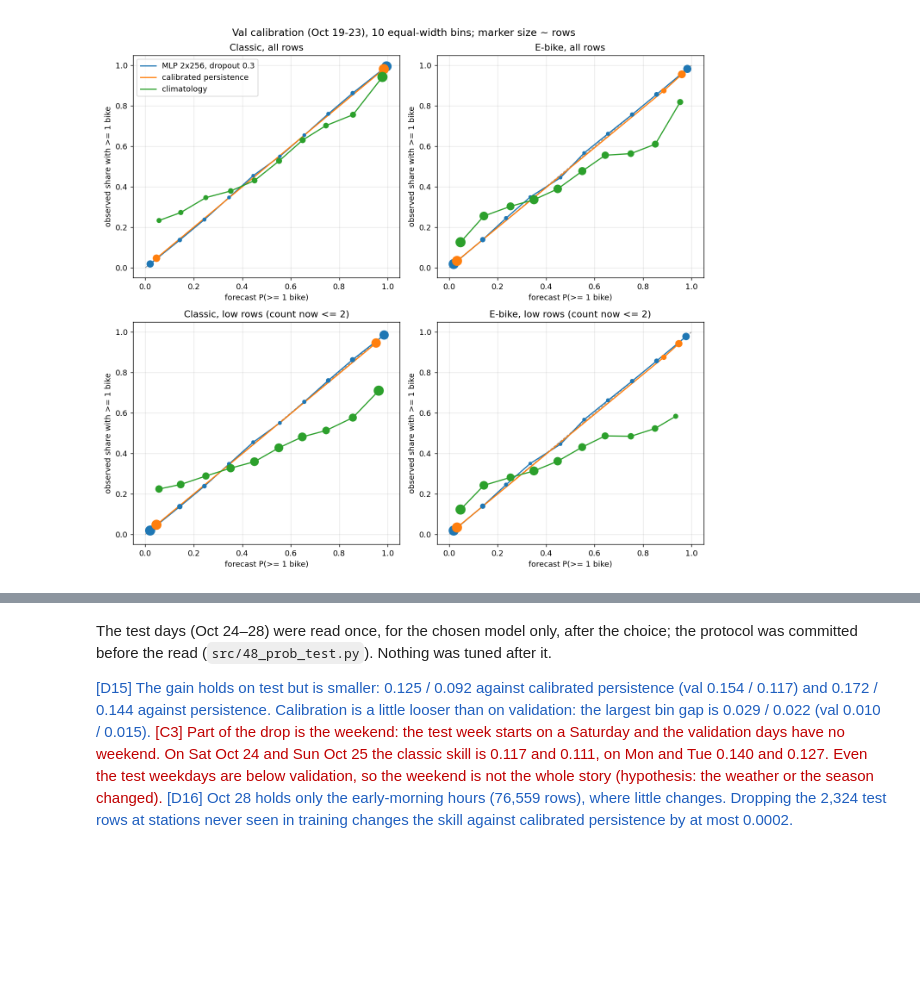
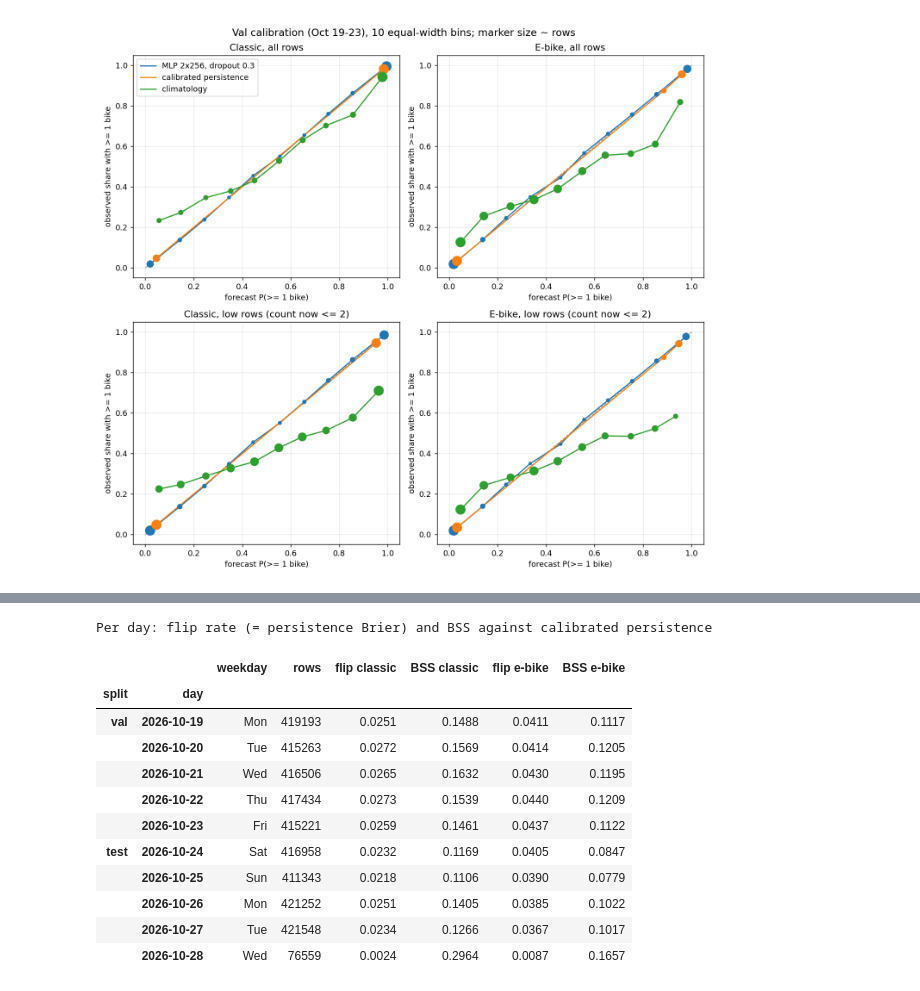
Before and after one commit to zweaung1014/mie1517_ebike_prediction, a Jupyter notebook: model_search_owen_2026-11-12/notebooks/progress_report_prob.ipynb, the cells around one changed output, grey strips where cells are left out. Drawn from its saved outputs; the diff is of its cells as text; code cells hidden in the pictures; blank space fills up the shorter version.

```diff
--- a/model_search_owen_2026-11-12/notebooks/progress_report_prob.ipynb
+++ b/model_search_owen_2026-11-12/notebooks/progress_report_prob.ipynb
@@ -129,18 +216,0 @@ Validation: Oct 19–23. The rule to pick the model was fixed before any run: th
-# %%
-s = pd.read_csv(T / "prob_summary.csv")
-runs = pd.read_csv(T / "prob_runs.csv")
-order = ["persistence", "climatology", "calibrated persistence", "logreg", "lgbm",
-         "mlp_2x64_e8", "mlp_2x256_do0.1", "mlp_2x256_do0.3", "gru64_3x256_do0.1"]
-a = s[s.subset == "all"].copy()
-a["BSS vs cal. pers."] = [f"{m:.3f}" + ("" if np.isnan(e) else f" ± {e:.3f}")
-                          for m, e in zip(a.bss_calpers_mean, a.bss_calpers_sd)]
-tab = a.pivot(index="model", columns="target", values="BSS vs cal. pers.").reindex(order)
-tab["BSS vs pers. (classic / e-bike)"] = [
-    " / ".join(f"{a[(a.model == m) & (a.target == x)].bss_pers_mean.iloc[0]:.3f}"
-               for x in ["classic", "ebike"]) for m in tab.index]
-p = runs.groupby("name").agg(params=("n_params", "first"), epochs=("best_epoch", "first"))
-tab["params"] = p.params.reindex(tab.index).map(
-    lambda n: "" if pd.isna(n) else f"{int(n):,}")
-tab.columns = ["classic", "e-bike", "vs persistence", "params"]
-print("Validation BSS against calibrated persistence, all rows (mean ± sd over 3 seeds)")
-tab
@@ -219,0 +329,11 @@ display(Image(filename=str(F / "prob_reliability.png"), width=800))
+# %%
+t = pd.read_csv(T / "prob_test_summary.csv")
+t = t[t.subset == "all"]
+t = t[t.model != "climatology"].copy()
+t["model"] = t.model.map(lambda m: LABEL.get(m, m))
+t = t.rename(columns={"brier_mean": "Brier", "bss_pers_mean": "BSS vs persistence",
+                      "bss_calpers_mean": "BSS vs cal. pers.", "bss_calpers_sd": "sd (seeds)"})
+print("Test, Oct 24-28, all table rows")
+print(t[["model", "target", "Brier", "BSS vs persistence", "BSS vs cal. pers.",
+         "sd (seeds)"]].to_string(index=False, float_format=lambda x: f"{x:.4f}",
+                                  na_rep=""))
@@ -250,7 +364,30 @@ calibrated persistence   ebike      0.0352         0.0572            0.0000
-# %% [markdown]
-The test days (Oct 24–28) were read once, for the chosen model only, after the choice; the protocol was committed
-before the read (`src/48_prob_test.py`). Nothing was tuned after it.
-
-<span style="color:#1f5fbf">[D15] The gain holds on test but is smaller: 0.125 / 0.092 against calibrated persistence (val 0.154 / 0.117) and 0.172 / 0.144 against persistence. Calibration is a little looser than on validation: the largest bin gap is 0.029 / 0.022 (val 0.010 / 0.015).</span>
-<span style="color:#c00000">[C3] Part of the drop is the weekend: the test week starts on a Saturday and the validation days have no weekend. On Sat Oct 24 and Sun Oct 25 the classic skill is 0.117 and 0.111, on Mon and Tue 0.140 and 0.127. Even the test weekdays are below validation, so the weekend is not the whole story (hypothesis: the weather or the season changed).</span>
-<span style="color:#1f5fbf">[D16] Oct 28 holds only the early-morning hours (76,559 rows), where little changes. Dropping the 2,324 test rows at stations never seen in training changes the skill against calibrated persistence by at most 0.0002.</span>
+# %%
+rows = []
+for split, f in [("val", "prob_by_day.csv"), ("test", "prob_test_by_day.csv")]:
+    t = pd.read_csv(T / f)
+    m = t[t.model == "mlp_2x256_do0.3"].set_index(["group", "target"])
+    p = t[t.model == "persistence"].set_index(["group", "target"])
+    for day in sorted(m.index.get_level_values(0).unique()):
+        rows.append({"split": split, "day": day,
+                     "weekday": pd.Timestamp(day).day_name()[:3],
+                     "rows": int(m.loc[(day, "classic"), "rows"]),
+                     "flip classic": p.loc[(day, "classic"), "brier"],
+                     "BSS classic": m.loc[(day, "classic"), "bss_calpers"],
+                     "flip e-bike": p.loc[(day, "ebike"), "brier"],
+                     "BSS e-bike": m.loc[(day, "ebike"), "bss_calpers"]})
+print("Per day: flip rate (= persistence Brier) and BSS against calibrated persistence")
+pd.DataFrame(rows).round(4).set_index(["split", "day"])
+# %% [output]
+Per day: flip rate (= persistence Brier) and BSS against calibrated persistence
+|  |  | weekday | rows | flip classic | BSS classic | flip e-bike | BSS e-bike |
+| split | day |  |  |  |  |  |  |
+| val | 2026-10-19 | Mon | 419193 | 0.0251 | 0.1488 | 0.0411 | 0.1117 |
+|  | 2026-10-20 | Tue | 415263 | 0.0272 | 0.1569 | 0.0414 | 0.1205 |
+|  | 2026-10-21 | Wed | 416506 | 0.0265 | 0.1632 | 0.0430 | 0.1195 |
+|  | 2026-10-22 | Thu | 417434 | 0.0273 | 0.1539 | 0.0440 | 0.1209 |
+|  | 2026-10-23 | Fri | 415221 | 0.0259 | 0.1461 | 0.0437 | 0.1122 |
+| test | 2026-10-24 | Sat | 416958 | 0.0232 | 0.1169 | 0.0405 | 0.0847 |
+|  | 2026-10-25 | Sun | 411343 | 0.0218 | 0.1106 | 0.0390 | 0.0779 |
+|  | 2026-10-26 | Mon | 421252 | 0.0251 | 0.1405 | 0.0385 | 0.1022 |
+|  | 2026-10-27 | Tue | 421548 | 0.0234 | 0.1266 | 0.0367 | 0.1017 |
+|  | 2026-10-28 | Wed | 76559 | 0.0024 | 0.2964 | 0.0087 | 0.1657 |
```
Also changed, not shown: parts of 39 cells of this notebook, 25 other files.
